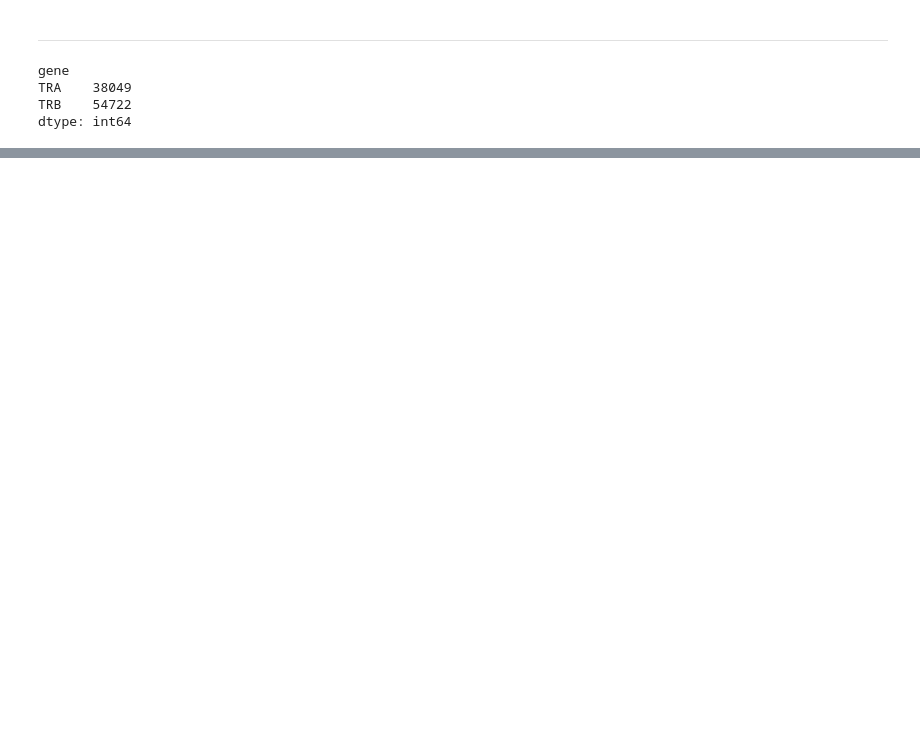
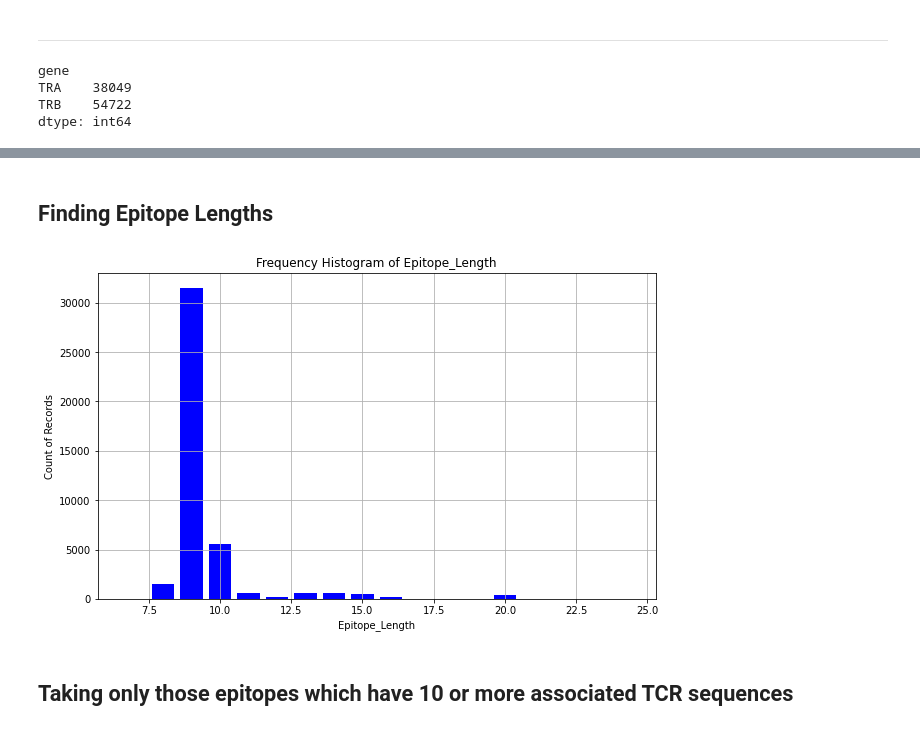
Before and after one commit to UoB-DSMP-2023-24/dsmp-2024-group-5, a Jupyter notebook: Presentation_1_Final.ipynb, the cells around one changed output, grey strips where cells are left out. Drawn from its saved outputs; the diff is of its cells as text; code cells hidden in the pictures; blank space fills up the shorter version.

```diff
--- a/Presentation_1_Final.ipynb
+++ b/Presentation_1_Final.ipynb
@@ -288,0 +401,22 @@ dtype: int64
+# %%
+## Remove rows which have CDR3 lengths < 10 or > 20
+sample_dataset = sample_dataset[(sample_dataset['CDR3_Length'] >= 10) & (sample_dataset['CDR3_Length'] <= 20)]
+# %% [markdown]
+## Finding Epitope Lengths
+# %%
+sample_dataset['Epitope_Length'] = sample_dataset.apply(lambda row: len(row['antigen.epitope']),axis=1)
+# %%
+epitope_length_count = sample_dataset.groupby(by=['Epitope_Length']).size().to_frame('count_of_records').reset_index()
+# %%
+# Plotting
+plt.figure(figsize=(10, 6))
+plt.bar(epitope_length_count['Epitope_Length'], epitope_length_count['count_of_records'], width=0.8, color='b')
+plt.xlabel('Epitope_Length')
+plt.ylabel('Count of Records')
+plt.title('Frequency Histogram of Epitope_Length')
+plt.grid(True)
+plt.show()
+# %% [output]
+[figure, added]
+# %% [markdown]
+## Taking only those epitopes which have 10 or more associated TCR sequences
```
Also changed, not shown: parts of 47 cells of this notebook, 1 other file.
